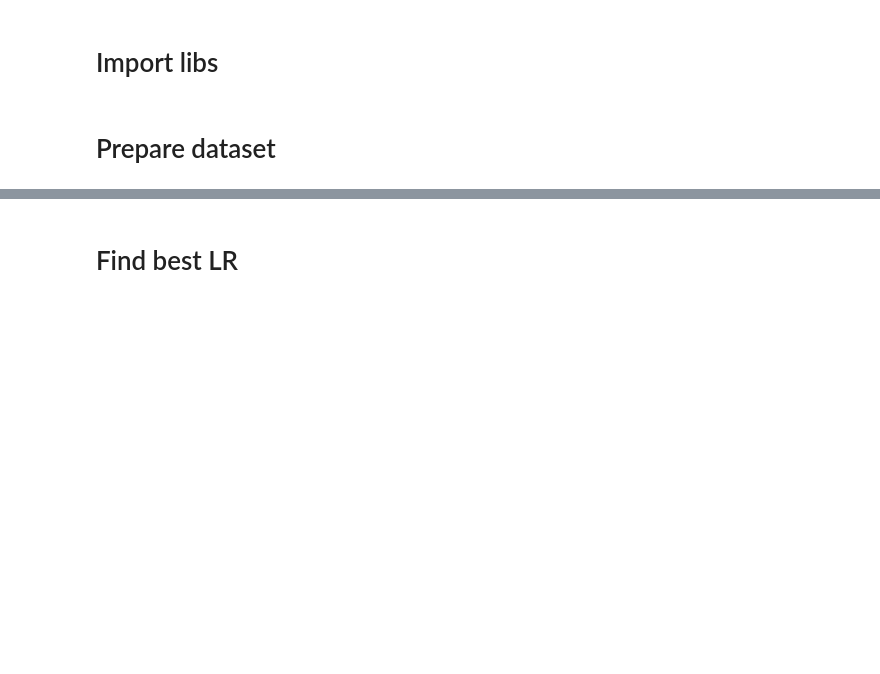
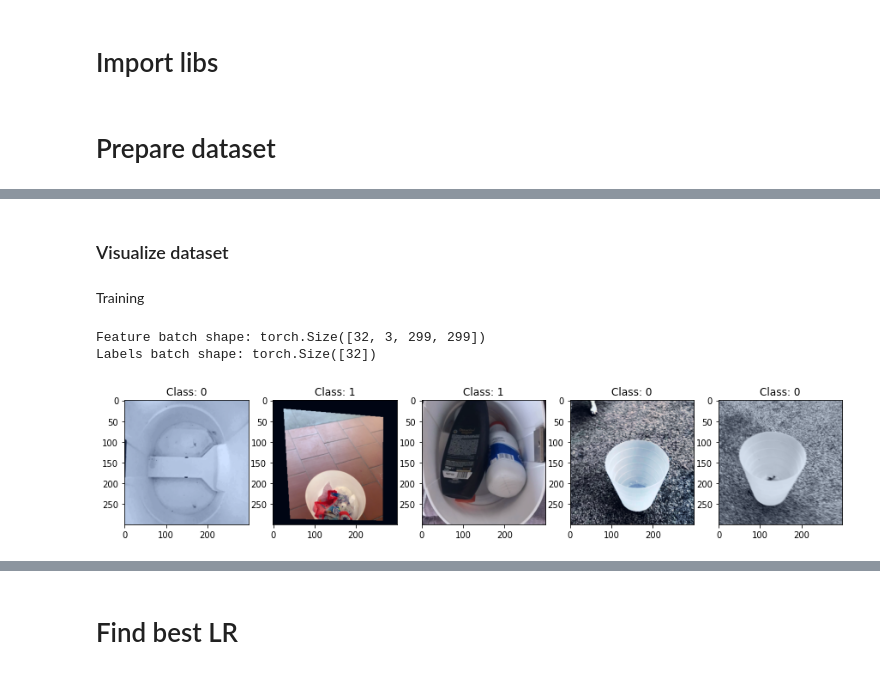
Before and after one commit to khalld/trashbin-classifier, a Jupyter notebook: 06-train.ipynb, the cells around one changed output, grey strips where cells are left out. Drawn from its saved outputs; the diff is of its cells as text; code cells hidden in the pictures; blank space fills up the shorter version.

```diff
--- a/06-train.ipynb
+++ b/06-train.ipynb
@@ -80,0 +109,51 @@ plt.show()
+# %%
+dst_inceptionv3 = import_dataset(path_dst=path_dst,
+    train_transform=transforms.Compose([
+        transforms.Resize(320),
+        # using the same as the test because the trash bin is centered in the image
+        transforms.CenterCrop(299), # good for inceptionv3?
+        transforms.RandomApply(ModuleList([
+            transforms.ColorJitter(brightness=.3, hue=.2),
+        ]), p=0.3),
+
+        transforms.RandomApply(ModuleList([
+            transforms.Grayscale(num_output_channels=3),
+        ]), p=0.2),
+
+        transforms.RandomHorizontalFlip(p=0.3),
+        transforms.RandomPerspective(distortion_scale=0.3, p=0.2),
+        transforms.RandomEqualize(p=0.2),
+        transforms.ToTensor(),
+        transforms.Normalize(mean=mean, std=std)
+    ]),
+    test_transform=transforms.Compose([
+        transforms.Resize(320),
+        transforms.CenterCrop(299), # good for inceptionv3?
+        transforms.AutoAugment(transforms.AutoAugmentPolicy.SVHN),
+        transforms.ToTensor(),
+        transforms.Normalize(mean=mean, std=std)
+    ]), path_gdrive=path_gdrive)
+
+dst_inceptionv3.create_data_loader(batch_size=batch_size, num_workers=num_workers, drop_last=drop_last)
+# %% [markdown]
+### Visualize dataset
+# %% [markdown]
+Training
+# %%
+train_features, train_labels = next(iter(dst_inceptionv3.training_loader))
+print(f"Feature batch shape: {train_features.size()}")
+print(f"Labels batch shape: {train_labels.size()}")
+
+plt.figure(figsize=(15,8))
+for i in range(5):
+    plt.subplot(2,5,i+1)
+    plt.title("Class: %s" % train_labels[0].numpy())
+    img = train_features[0].squeeze()
+    label = train_labels[0]
+    plt.imshow(reverse_norm(img.numpy().transpose(1, 2, 0)))
+    train_features, train_labels = next(iter(dst_inceptionv3.training_loader))
+plt.show()
+# %% [output]
+Feature batch shape: torch.Size([32, 3, 299, 299])
+Labels batch shape: torch.Size([32])
+[figure, added]
```
Also changed, not shown: parts of 21 cells of this notebook, 2 other files.
